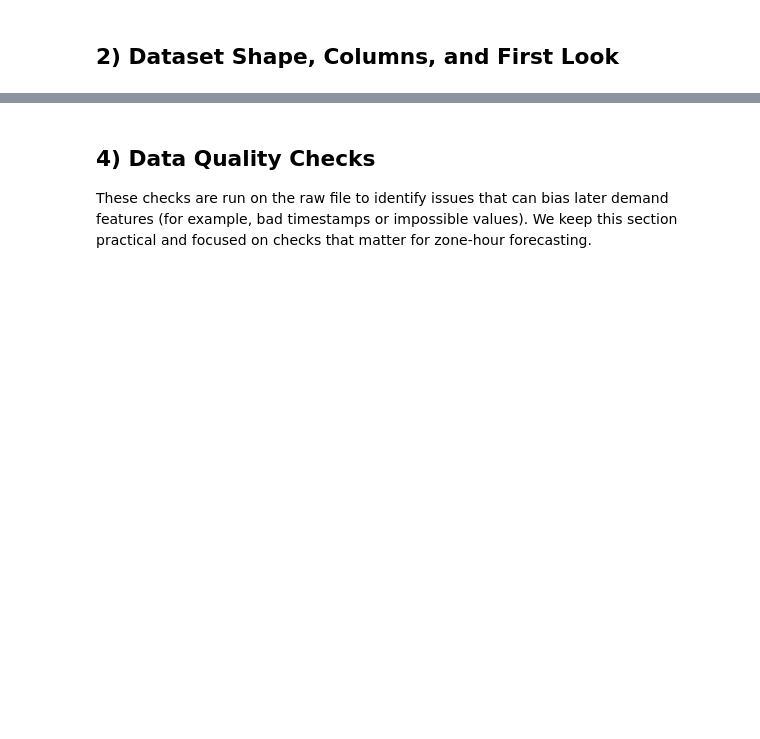
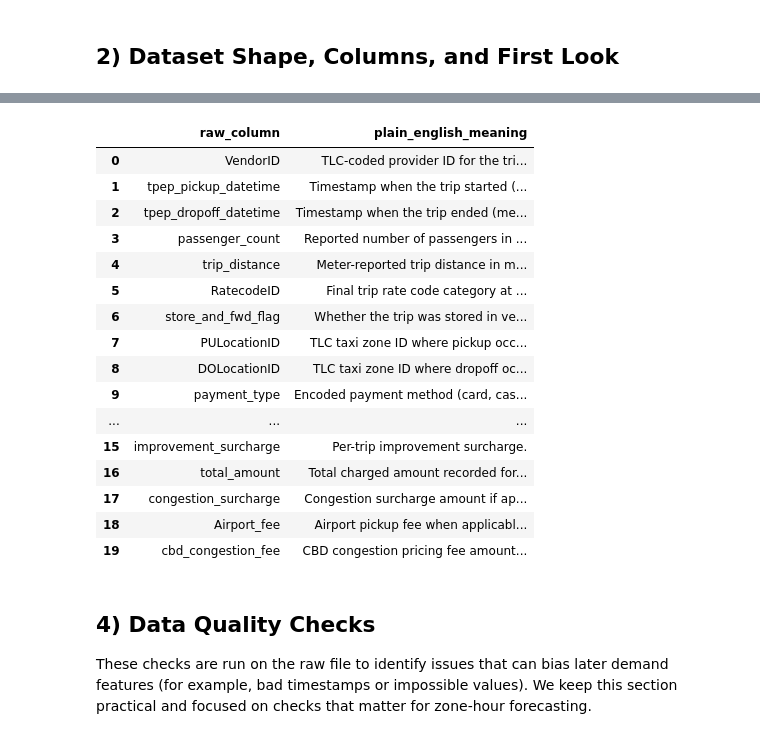
Before and after one commit to QuinnEvans34/aml-demandcast, a Jupyter notebook: notebooks/01_initial_exploration.ipynb, the cells around one changed output, grey strips where cells are left out. Cells and saved outputs as stored; diff of their text form; code cells hidden in the pictures; blank space fills up the shorter version.

```diff
--- a/notebooks/01_initial_exploration.ipynb
+++ b/notebooks/01_initial_exploration.ipynb
@@ -22,13 +32,11 @@ import matplotlib.pyplot as plt
 plt.style.use('default')
 pd.set_option('display.max_columns', 50)
 # %%
-DATA_PATH = Path('../data/yellow_tripdata_2025-01.parquet')
+df_raw = pd.read_parquet("../data/yellow_tripdata_2025-01.parquet")
+RAW_ROWS, RAW_COLS = df_raw.shape # set shape
+RAW_COLUMNS = df_raw.columns.tolist() # get names for columns
 
-if not DATA_PATH.exists():
-    raise FileNotFoundError(f'Expected file not found: {DATA_PATH}')
-
-df_raw = pd.read_parquet(DATA_PATH)
-print('Loaded:', DATA_PATH)
-print('Raw shape:', df_raw.shape)
+print('Loaded:', "../data/yellow_tripdata_2025-01.parquet")
+print(f'Raw file shape (rows, cols): ({RAW_ROWS:,}, {RAW_COLS})')
 # %% [output]
 Loaded: ../data/yellow_tripdata_2025-01.parquet
@@ -108,3 +103,58 @@ For DemandCast, pickup time and pickup zone are central predictors. Many fare/pa
+# %%
+raw_column_meaning = { # added to meet the requirement of explaining each column, seemed cleaner than a markdown cell
+    'VendorID': 'TLC-coded provider ID for the trip record source.',
+    'tpep_pickup_datetime': 'Timestamp when the trip started (meter engaged).',
+    'tpep_dropoff_datetime': 'Timestamp when the trip ended (meter disengaged).',
+    'passenger_count': 'Reported number of passengers in the taxi.',
+    'trip_distance': 'Meter-reported trip distance in miles.',
+    'RatecodeID': 'Final trip rate code category at trip end.',
+    'store_and_fwd_flag': 'Whether the trip was stored in vehicle memory before transmission (Y/N).',
+    'PULocationID': 'TLC taxi zone ID where pickup occurred.',
+    'DOLocationID': 'TLC taxi zone ID where dropoff occurred.',
+    'payment_type': 'Encoded payment method (card, cash, dispute, etc.).',
+    'fare_amount': 'Base metered fare amount before some surcharges/fees.',
+    'extra': 'Extra charges (for example peak/night surcharges).',
+    'mta_tax': 'MTA tax amount charged on the trip.',
+    'tip_amount': 'Tip amount recorded in trip payment data.',
+    'tolls_amount': 'Tolls charged during the trip.',
+    'improvement_surcharge': 'Per-trip improvement surcharge.',
+    'total_amount': 'Total charged amount recorded for the completed trip.',
+    'congestion_surcharge': 'Congestion surcharge amount if applicable.',
+    'Airport_fee': 'Airport pickup fee when applicable (for example JFK/LGA rules).',
+    'cbd_congestion_fee': 'CBD congestion pricing fee amount when applicable.',
+}
+
+column_meaning_table = pd.DataFrame({
+    'raw_column': RAW_COLUMNS,
+    'plain_english_meaning': [raw_column_meaning.get(col, 'Description pending') for col in RAW_COLUMNS],
+})
+
+if column_meaning_table['plain_english_meaning'].eq('Description pending').any():
+    missing_desc = column_meaning_table.loc[
+        column_meaning_table['plain_english_meaning'].eq('Description pending'),
+        'raw_column',
+    ].tolist()
+    raise ValueError(f'Missing column descriptions for: {missing_desc}')
+
+display(column_meaning_table)
+# %% [output]
+|  | raw_column | plain_english_meaning |
+| 0 | VendorID | TLC-coded provider ID for the tri... |
+| 1 | tpep_pickup_datetime | Timestamp when the trip started (... |
+| 2 | tpep_dropoff_datetime | Timestamp when the trip ended (me... |
+| 3 | passenger_count | Reported number of passengers in ... |
+| 4 | trip_distance | Meter-reported trip distance in m... |
+| 5 | RatecodeID | Final trip rate code category at ... |
+| 6 | store_and_fwd_flag | Whether the trip was stored in ve... |
+| 7 | PULocationID | TLC taxi zone ID where pickup occ... |
+| 8 | DOLocationID | TLC taxi zone ID where dropoff oc... |
+| 9 | payment_type | Encoded payment method (card, cas... |
+| ... | ... | ... |
+| 15 | improvement_surcharge | Per-trip improvement surcharge. |
+| 16 | total_amount | Total charged amount recorded for... |
+| 17 | congestion_surcharge | Congestion surcharge amount if ap... |
+| 18 | Airport_fee | Airport pickup fee when applicabl... |
+| 19 | cbd_congestion_fee | CBD congestion pricing fee amount... |
 # %% [markdown]
 ## 4) Data Quality Checks
 These checks are run on the raw file to identify issues that can bias later demand features (for example, bad timestamps or impossible values). We keep this section practical and focused on checks that matter for zone-hour forecasting.
```
Also changed, not shown: parts of 17 cells of this notebook, 8 other files.
